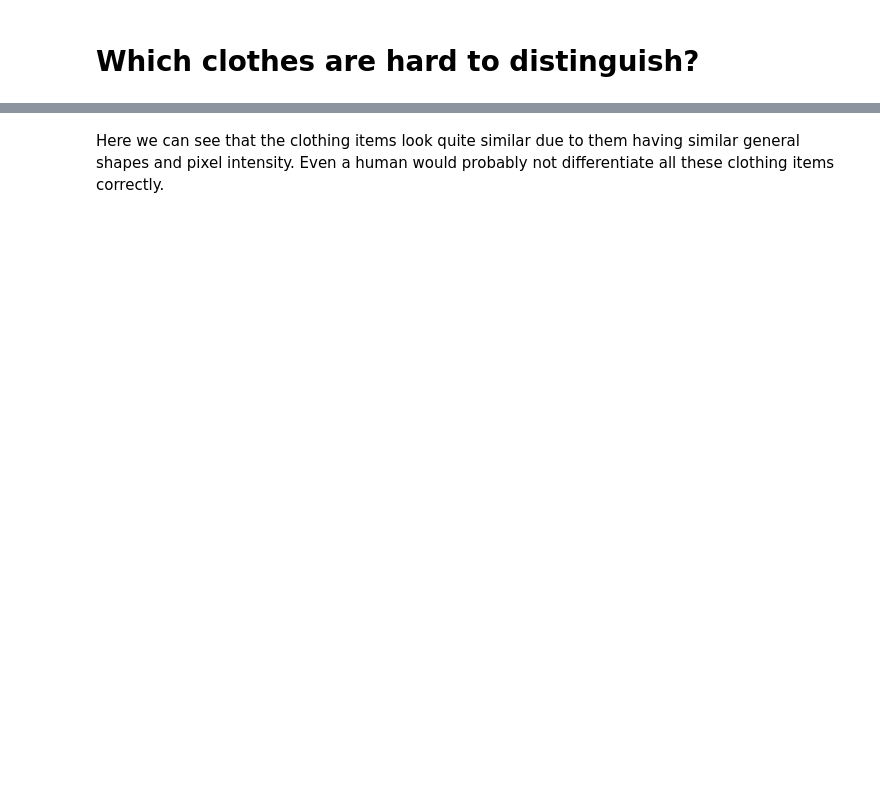
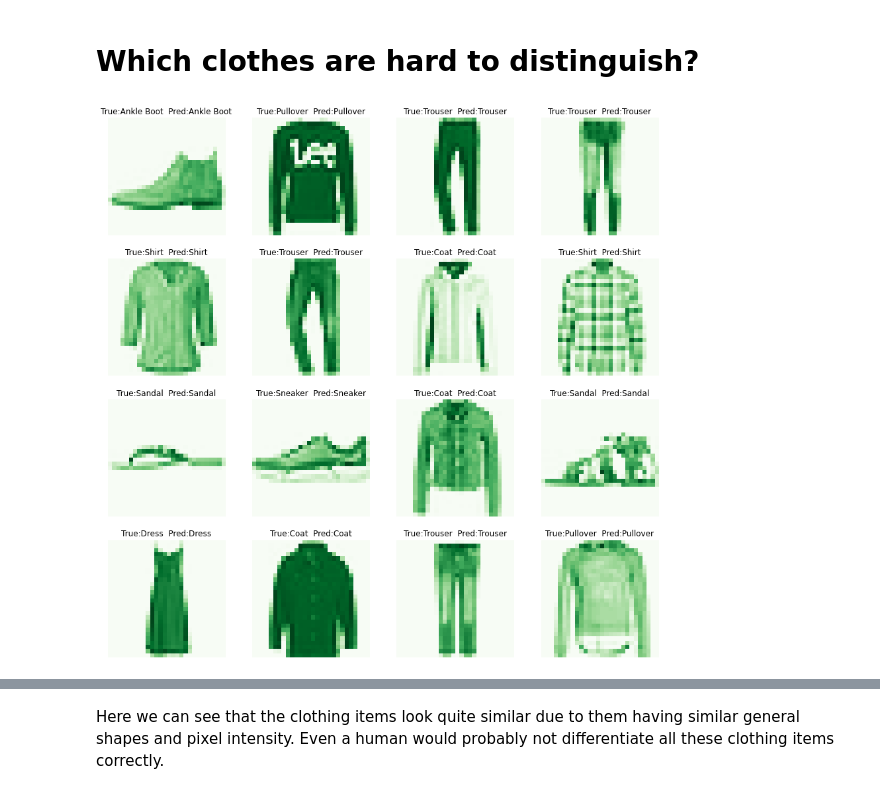
Before and after one commit to JLechuga94/Machine-Learning, a Jupyter notebook: notebook12_dm_fashion_mnist.ipynb, the cells around one changed output, grey strips where cells are left out. Drawn from its saved outputs; the diff is of its cells as text; code cells hidden in the pictures; blank space fills up the shorter version.

Commit message:
Added Alex changes and rendering of plotly graphs as svg

```diff
--- a/notebook12_dm_fashion_mnist.ipynb
+++ b/notebook12_dm_fashion_mnist.ipynb
@@ -604,7 +588,0 @@ So here the prediction is correct
-# %%
-predicted_labels = []
-for i in range(len(test_images)):
-    img = test_images[i]
-    img = img.reshape(1,28,28,1)
-    result = model.predict(img)
-    predicted_labels.append(np.argmax(result))
@@ -612,0 +597,3 @@ NameError: name 'model' is not defined
+# %%
+# Get the predictions for the test data
+predicted_classes = gaiffas_model.predict_classes(test_images)
@@ -612,0 +604,5 @@ NameError: name 'model' is not defined
+# %%
+p = predicted_classes[:10000]
+y = actual_labels[:10000]
+correct = np.nonzero(p==y)[0]
+incorrect = np.nonzero(p!=y)[0]
@@ -612,0 +615,5 @@ NameError: name 'model' is not defined
+# %%
+labels = {0 : "T-shirt/top", 1: "Trouser", 2: "Pullover", 3: "Dress", 4: "Coat",
+          5: "Sandal", 6: "Shirt", 7: "Sneaker", 8: "Bag", 9: "Ankle Boot"}
+target_names = ["Class {} ({}) :".format(i,labels[i]) for i in range(10)]
+print(classification_report(actual_labels, predicted_classes, target_names=target_names))
@@ -613,2 +639,16 @@ NameError: name 'model' is not defined
 # %% [markdown]
 # Which clothes are hard to distinguish?
+# %%
+def plot_images(data_index,cmap="Blues"):
+    # Plot the sample images now
+    f, ax = plt.subplots(4,4, figsize=(15,15))
+
+    for i, indx in enumerate(data_index[:16]):
+        ax[i//4, i%4].imshow(test_images[indx].reshape(28,28), cmap=cmap)
+        ax[i//4, i%4].axis('off')
+        ax[i//4, i%4].set_title("True:{}  Pred:{}".format(labels[actual_labels[indx]],labels[predicted_classes[indx]]))
+    plt.show()
+
+plot_images(correct, "Greens")
+# %% [output]
+[figure, added]
```
Also changed, not shown: parts of 21 cells of this notebook.
